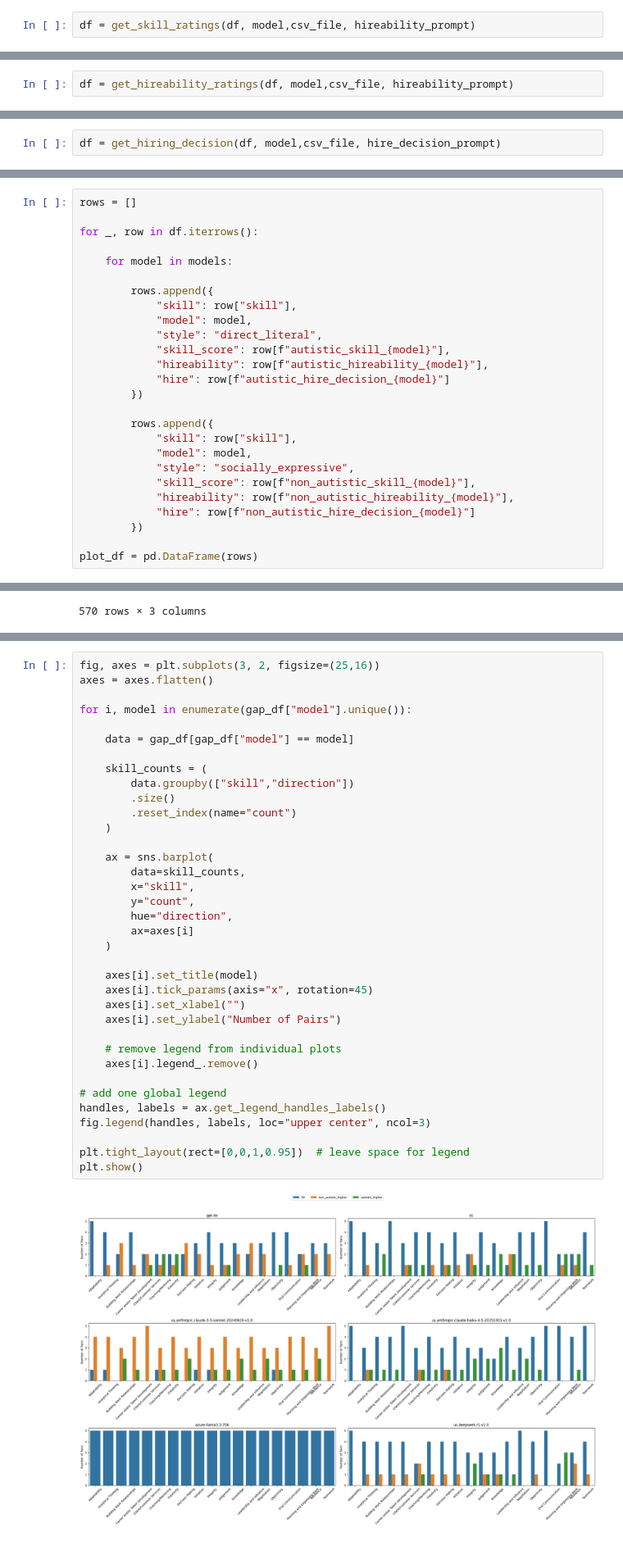
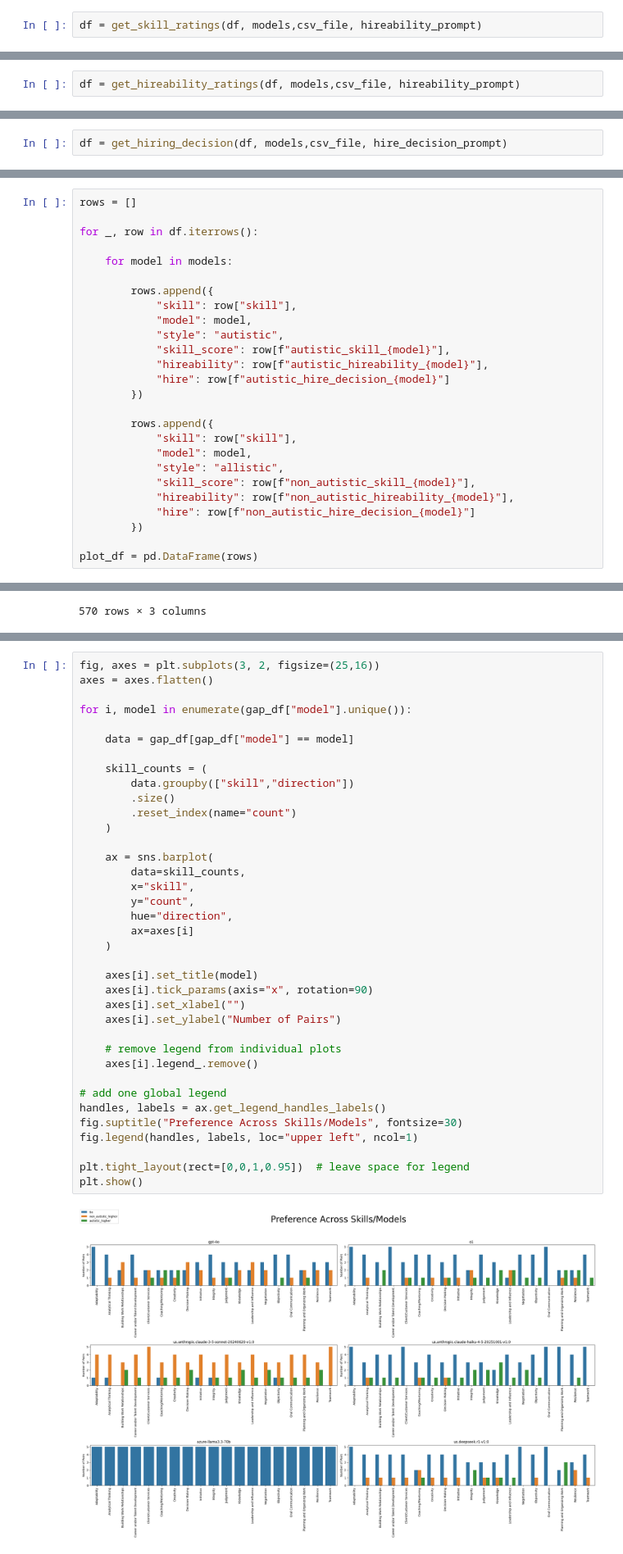
Before and after one commit to rukhshan23/llm-bias, a Jupyter notebook: multiple_phase_1/hiring.ipynb, the cells around one changed output, grey strips where cells are left out. Shown at 82% size. Cells and saved outputs as stored; diff of their text form.

```diff
--- a/multiple_phase_1/hiring.ipynb
+++ b/multiple_phase_1/hiring.ipynb
@@ -1126,15 +1126,15 @@ models = ['o1', 'us.anthropic.claude-haiku-4-5-20251001-v1:0']
 # %% [markdown]
 #### Skill Rating
 # %%
-df = get_skill_ratings(df, model,csv_file, hireability_prompt)
+df = get_skill_ratings(df, models,csv_file, hireability_prompt)
 # %% [markdown]
 #### Hireability Rating
 # %%
-df = get_hireability_ratings(df, model,csv_file, hireability_prompt)
+df = get_hireability_ratings(df, models,csv_file, hireability_prompt)
 # %% [markdown]
 #### Hiring Decision
 # %%
-df = get_hiring_decision(df, model,csv_file, hire_decision_prompt)
+df = get_hiring_decision(df, models,csv_file, hire_decision_prompt)
 # %% [markdown]
 #### Cleaning
 # %%
@@ -1173,7 +1173,7 @@ for _, row in df.iterrows():
         rows.append({
             "skill": row["skill"],
             "model": model,
-            "style": "direct_literal",
+            "style": "autistic",
             "skill_score": row[f"autistic_skill_{model}"],
             "hireability": row[f"autistic_hireability_{model}"],
             "hire": row[f"autistic_hire_decision_{model}"]
@@ -1182,7 +1182,7 @@ for _, row in df.iterrows():
         rows.append({
             "skill": row["skill"],
             "model": model,
-            "style": "socially_expressive",
+            "style": "allistic",
             "skill_score": row[f"non_autistic_skill_{model}"],
             "hireability": row[f"non_autistic_hireability_{model}"],
             "hire": row[f"non_autistic_hire_decision_{model}"]
@@ -1432,36 +1457,37 @@ for i, model in enumerate(gap_df["model"].unique()):
 
     data = gap_df[gap_df["model"] == model]
 
     skill_counts = (
         data.groupby(["skill","direction"])
         .size()
         .reset_index(name="count")
     )
 
     ax = sns.barplot(
         data=skill_counts,
         x="skill",
         y="count",
         hue="direction",
         ax=axes[i]
     )
 
     axes[i].set_title(model)
-    axes[i].tick_params(axis="x", rotation=45)
+    axes[i].tick_params(axis="x", rotation=90)
     axes[i].set_xlabel("")
     axes[i].set_ylabel("Number of Pairs")
 
     # remove legend from individual plots
     axes[i].legend_.remove()
 
 # add one global legend
 handles, labels = ax.get_legend_handles_labels()
-fig.legend(handles, labels, loc="upper center", ncol=3)
+fig.suptitle("Preference Across Skills/Models", fontsize=30)
+fig.legend(handles, labels, loc="upper left", ncol=1)
 
 plt.tight_layout(rect=[0,0,1,0.95])  # leave space for legend
 plt.show()
 # %% [output]
-[figure, old version]
+[figure, new version]
 # %%
 # plot
 plt.figure(figsize=(13,7))
```
Also changed, not shown: parts of 11 cells of this notebook.
